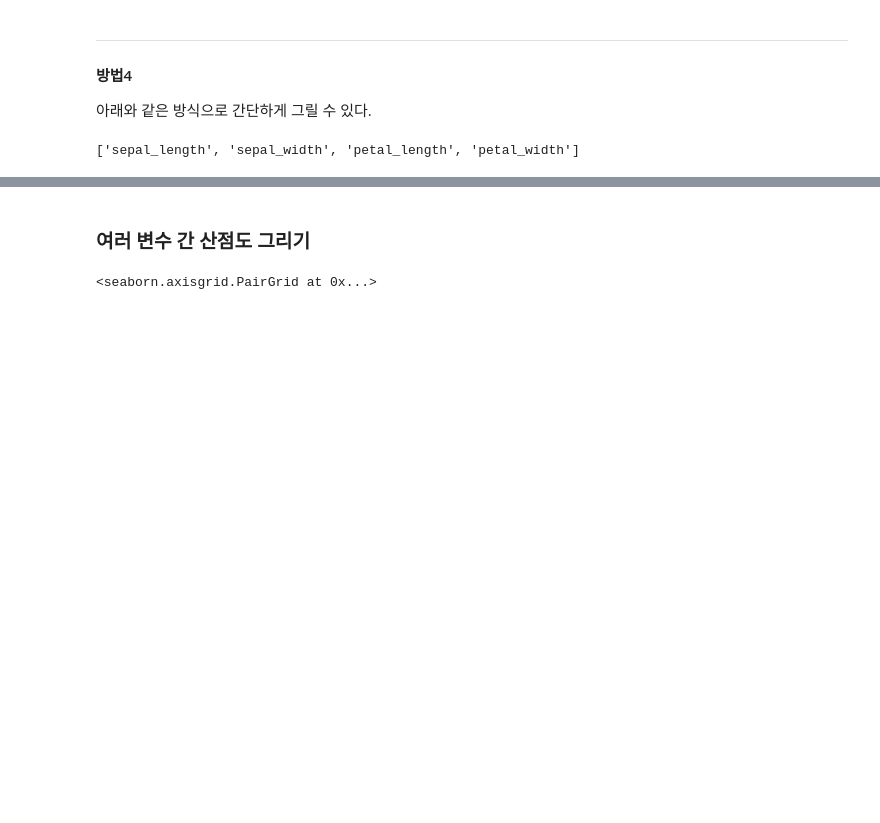
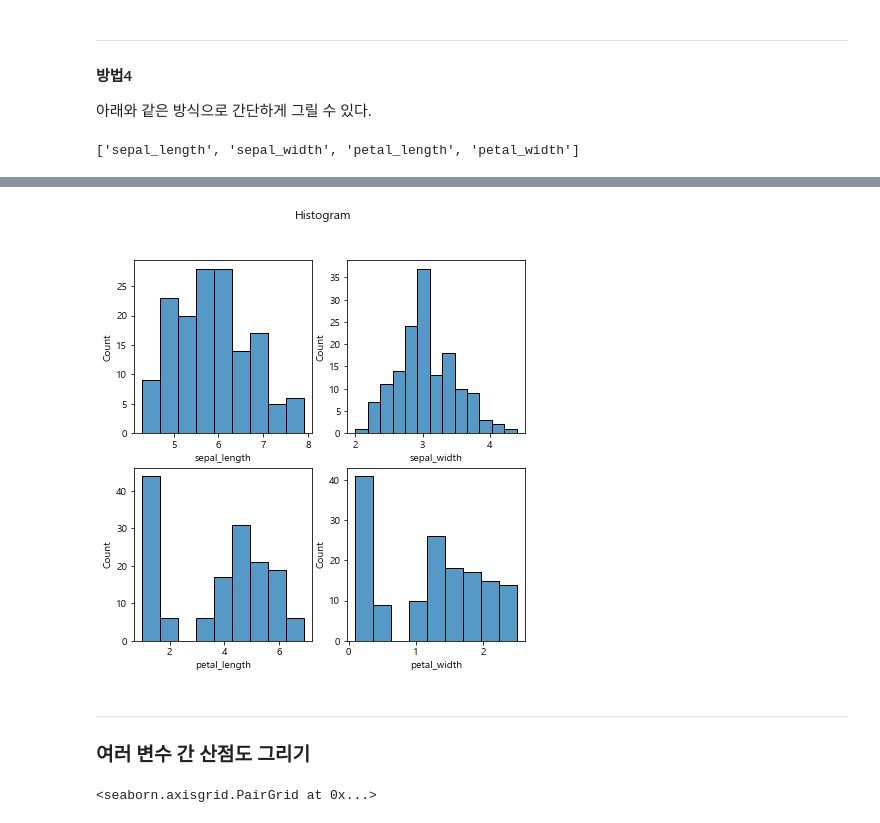
Before and after one commit to Park-Young-Bin/Python_Projects, a Jupyter notebook: iris 데이터 시각화.ipynb, the cells around one changed output, grey strips where cells are left out. Cells and saved outputs as stored; diff of their text form; code cells hidden in the pictures; blank space fills up the shorter version.

```diff
--- a/iris 데이터 시각화.ipynb
+++ b/iris 데이터 시각화.ipynb
@@ -203,4 +213,14 @@ plt.show()
+# %%
+fig, axes = plt.subplots(2,2,figsize = (7,7))
+fig.suptitle('Histogram')
+
+for ax, feature in zip(axes.flatten(), cols):
+    sns.histplot(df1[feature], ax=ax)
+plt.show()
+# %% [output]
+[figure, added]
 # %% [markdown]
+---
 ### 여러 변수 간 산점도 그리기
 # %%
 sns.pairplot(df1)
```
Also changed, not shown: parts of 4 cells of this notebook.
